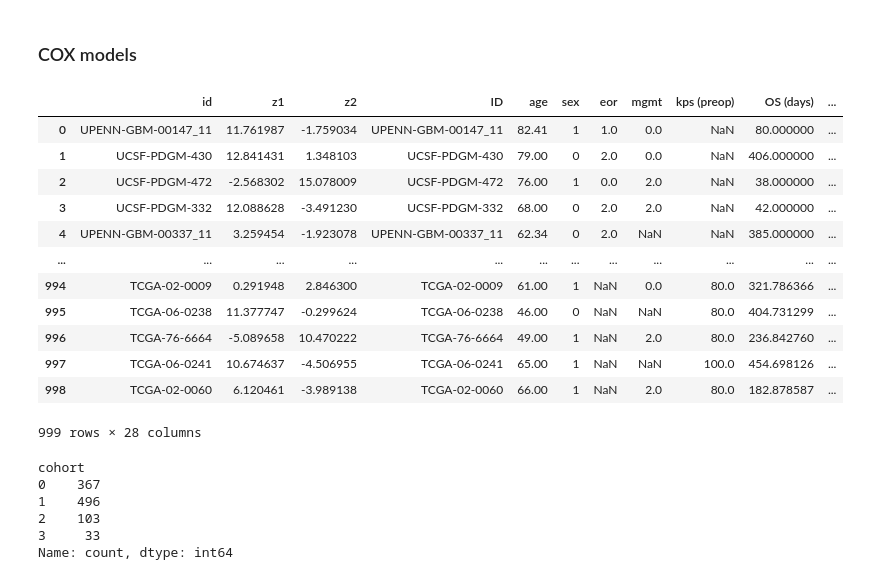
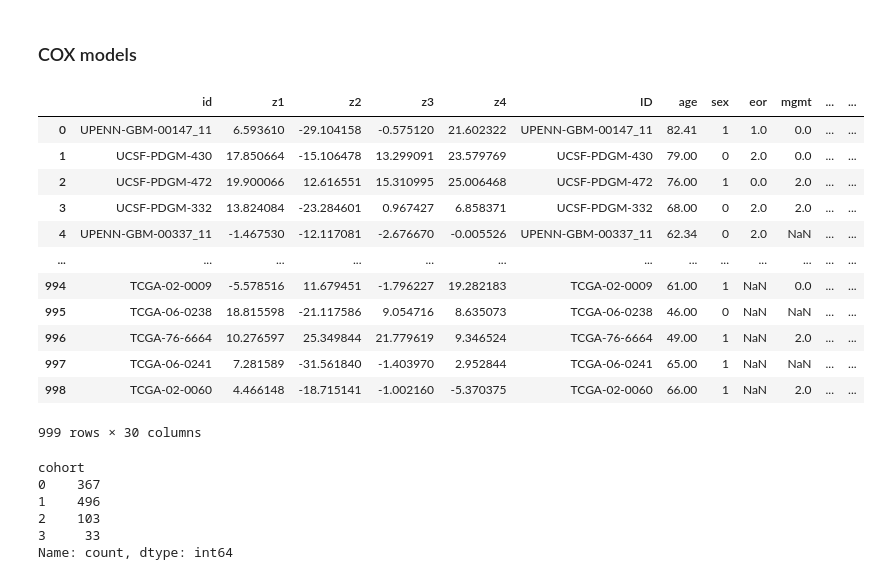
Before and after one commit to juliaryb/dl-tract-density-survival, a Jupyter notebook: autoencoder_inference.ipynb, the cells around one changed output. Saved outputs shown, nothing was run; the diff lists cells and outputs as text; code cells hidden in the pictures.

```diff
--- a/autoencoder_inference.ipynb
+++ b/autoencoder_inference.ipynb
@@ -242,49 +245,49 @@ from lifelines import CoxPHFitter
 
 # load latent codes
 codes   = np.load(os.path.join(cfg.root, "latent_codes.npy"))        # (N, 2)
 all_ids = np.load(os.path.join(cfg.root, "latent_codes_ids.npy"), allow_pickle=True).tolist()
 
 for i, id in enumerate(all_ids):
     if 'UCSF' in id:
         all_ids[i] = unpad_ucsf_ids(id)
 
 # codes
 all_ids
 codes_df = pd.DataFrame({
     "id": all_ids,
     "z1": codes[:, 0],
     "z2": codes[:, 1],
-    # "z3": codes[:, 2],
-    # "z4": codes[:, 3]
+    "z3": codes[:, 2],
+    "z4": codes[:, 3]
 })
 
 
 # load clinical CSV — adjust column names to match yours
 clinical = pd.read_csv(cfg.clinical_csv)
 # clinical["ID"]
 
 # # clinical should have: patient id, OS days, event/status, age, sex
 # clinical
 # # merge on patient ID — adjust the id column name to match your CSV
 df = codes_df.merge(clinical, left_on="id", right_on="ID", how="inner")
 df
 # # drop rows missing survival info or covariates
-df = df.dropna(subset=["OS (days) - corrected", "status", "z1", "z2"])
+df = df.dropna(subset=["OS (days) - corrected", "status", "z1", "z2", "z3", "z4"])
 df
 # %% [output]
-|  | id | z1 | z2 | ID | age | sex | eor | mgmt | kps (preop) | OS (days) | ... |
-| 0 | UPENN-GBM-00147_11 | 11.761987 | -1.759034 | UPENN-GBM-00147_11 | 82.41 | 1 | 1.0 | 0.0 | NaN | 80.000000 | ... |
-| 1 | UCSF-PDGM-430 | 12.841431 | 1.348103 | UCSF-PDGM-430 | 79.00 | 0 | 2.0 | 0.0 | NaN | 406.000000 | ... |
-| 2 | UCSF-PDGM-472 | -2.568302 | 15.078009 | UCSF-PDGM-472 | 76.00 | 1 | 0.0 | 2.0 | NaN | 38.000000 | ... |
-| 3 | UCSF-PDGM-332 | 12.088628 | -3.491230 | UCSF-PDGM-332 | 68.00 | 0 | 2.0 | 2.0 | NaN | 42.000000 | ... |
-| 4 | UPENN-GBM-00337_11 | 3.259454 | -1.923078 | UPENN-GBM-00337_11 | 62.34 | 0 | 2.0 | NaN | NaN | 385.000000 | ... |
-| ... | ... | ... | ... | ... | ... | ... | ... | ... | ... | ... | ... |
-| 994 | TCGA-02-0009 | 0.291948 | 2.846300 | TCGA-02-0009 | 61.00 | 1 | NaN | 0.0 | 80.0 | 321.786366 | ... |
-| 995 | TCGA-06-0238 | 11.377747 | -0.299624 | TCGA-06-0238 | 46.00 | 0 | NaN | NaN | 80.0 | 404.731299 | ... |
-| 996 | TCGA-76-6664 | -5.089658 | 10.470222 | TCGA-76-6664 | 49.00 | 1 | NaN | 2.0 | 80.0 | 236.842760 | ... |
-| 997 | TCGA-06-0241 | 10.674637 | -4.506955 | TCGA-06-0241 | 65.00 | 1 | NaN | NaN | 100.0 | 454.698126 | ... |
-| 998 | TCGA-02-0060 | 6.120461 | -3.989138 | TCGA-02-0060 | 66.00 | 1 | NaN | 2.0 | 80.0 | 182.878587 | ... |
+|  | id | z1 | z2 | z3 | z4 | ID | age | sex | eor | mgmt | ... | ... |
+| 0 | UPENN-GBM-00147_11 | 6.593610 | -29.104158 | -0.575120 | 21.602322 | UPENN-GBM-00147_11 | 82.41 | 1 | 1.0 | 0.0 | ... | ... |
+| 1 | UCSF-PDGM-430 | 17.850664 | -15.106478 | 13.299091 | 23.579769 | UCSF-PDGM-430 | 79.00 | 0 | 2.0 | 0.0 | ... | ... |
+| 2 | UCSF-PDGM-472 | 19.900066 | 12.616551 | 15.310995 | 25.006468 | UCSF-PDGM-472 | 76.00 | 1 | 0.0 | 2.0 | ... | ... |
+| 3 | UCSF-PDGM-332 | 13.824084 | -23.284601 | 0.967427 | 6.858371 | UCSF-PDGM-332 | 68.00 | 0 | 2.0 | 2.0 | ... | ... |
+| 4 | UPENN-GBM-00337_11 | -1.467530 | -12.117081 | -2.676670 | -0.005526 | UPENN-GBM-00337_11 | 62.34 | 0 | 2.0 | NaN | ... | ... |
+| ... | ... | ... | ... | ... | ... | ... | ... | ... | ... | ... | ... | ... |
+| 994 | TCGA-02-0009 | -5.578516 | 11.679451 | -1.796227 | 19.282183 | TCGA-02-0009 | 61.00 | 1 | NaN | 0.0 | ... | ... |
+| 995 | TCGA-06-0238 | 18.815598 | -21.117586 | 9.054716 | 8.635073 | TCGA-06-0238 | 46.00 | 0 | NaN | NaN | ... | ... |
+| 996 | TCGA-76-6664 | 10.276597 | 25.349844 | 21.779619 | 9.346524 | TCGA-76-6664 | 49.00 | 1 | NaN | 2.0 | ... | ... |
+| 997 | TCGA-06-0241 | 7.281589 | -31.561840 | -1.403970 | 2.952844 | TCGA-06-0241 | 65.00 | 1 | NaN | NaN | ... | ... |
+| 998 | TCGA-02-0060 | 4.466148 | -18.715141 | -1.002160 | -5.370375 | TCGA-02-0060 | 66.00 | 1 | NaN | 2.0 | ... | ... |
-999 rows × 28 columns
+999 rows × 30 columns
 # %%
 df.groupby("cohort")["cohort"].value_counts()
 # %% [output]
```
Also changed, not shown: parts of 4 cells of this notebook, 7 other files.
